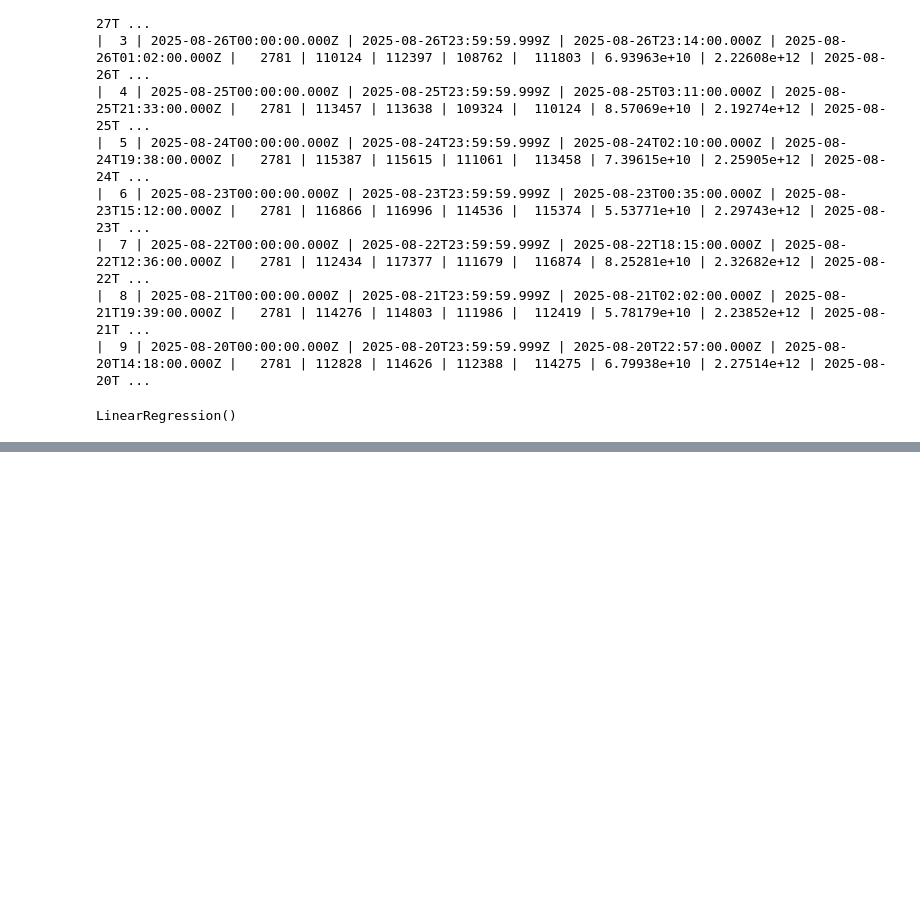
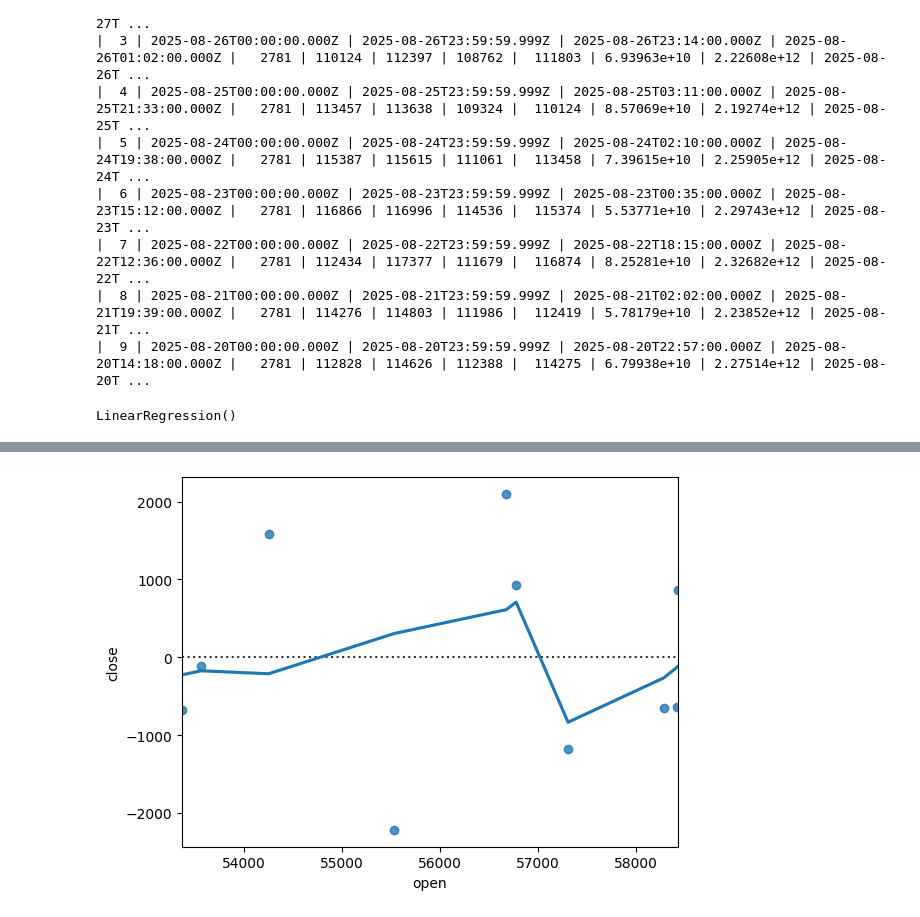
Before and after one commit to sivasamy1/Machine_learning_research, a Jupyter notebook: Stock_price_prediction_linear_regression.ipynb, the cells around one changed output, grey strips where cells are left out. Cells and saved outputs as stored; diff of their text form; code cells hidden in the pictures; blank space fills up the shorter version.

```diff
--- a/Stock_price_prediction_linear_regression.ipynb
+++ b/Stock_price_prediction_linear_regression.ipynb
@@ -61,0 +91,7 @@ print(response)
+# %%
+sns.residplot(x='forecast_set', y='forecast_set1', lowess = True)
+plt.xlabel("open")
+plt.ylabel("close")
+plt.show()
+# %% [output]
+[figure, added]
```
Also changed, not shown: parts of 8 cells of this notebook.
